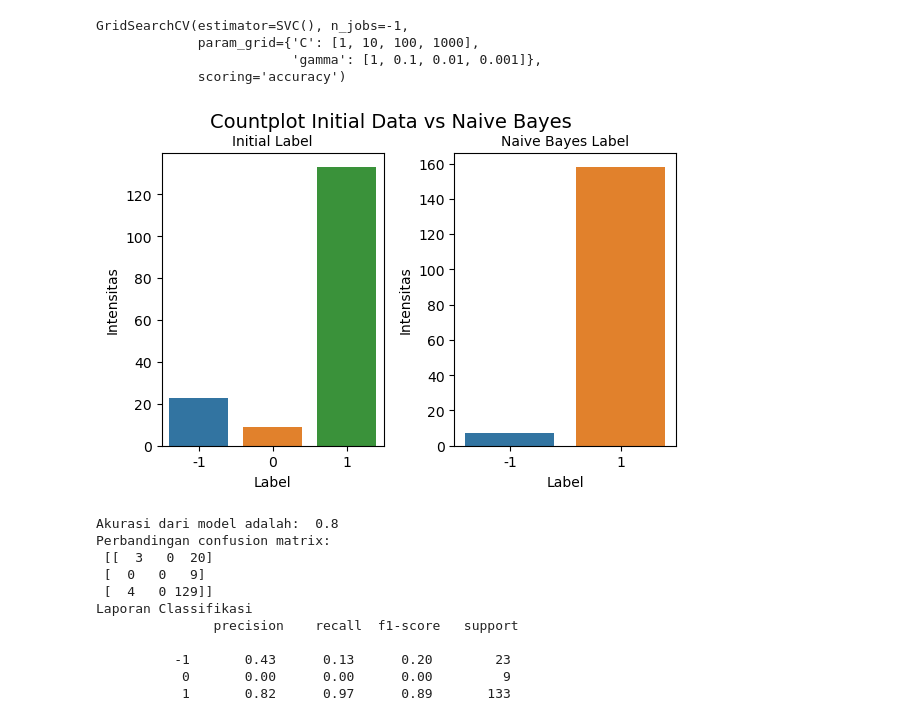
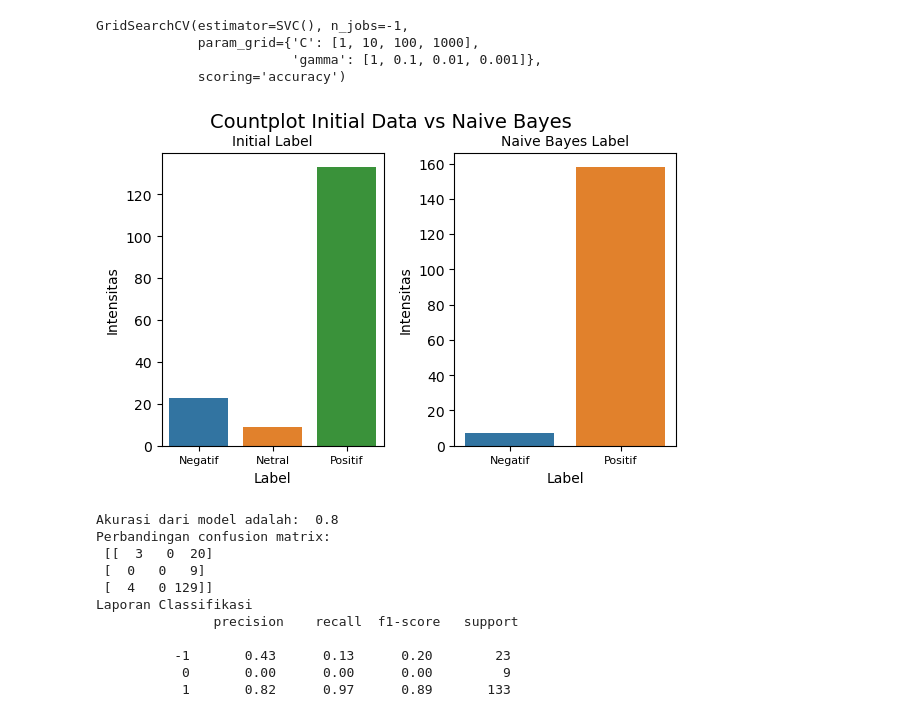
Before and after one commit to alchemista27/svm_vs_naive_bayes, a Jupyter notebook: svm_classifier.ipynb, the cells around one changed output. Cells and saved outputs as stored; diff of their text form; code cells hidden in the pictures.

Commit message:
Modifying xticklabels

```diff
--- a/svm_classifier.ipynb
+++ b/svm_classifier.ipynb
@@ -75,20 +75,22 @@ comp = pd.DataFrame({'initial_label':y_test, 'predicted':y_pred})
 # %%
 # Visualizing data
 fig, ax = plt.subplots(1,2, figsize=(6,4))
 
 sns.countplot(data=comp, x='initial_label', ax=ax[0])
 sns.countplot(data=comp, x='predicted', ax=ax[1])
 fig.suptitle('Countplot Initial Data vs Naive Bayes', fontsize=14)
 fig.tight_layout()
 ax[0].set_title('Initial Label', fontsize=10)
 ax[0].set_xlabel('Label', fontsize=10)
 ax[0].set_ylabel('Intensitas', fontsize=10)
+ax[0].set_xticklabels(['Negatif', 'Netral', 'Positif'], fontsize=8)
 ax[1].set_title('Naive Bayes Label', fontsize=10)
 ax[1].set_xlabel('Label', fontsize=10)
 ax[1].set_ylabel('Intensitas', fontsize=10)
+ax[1].set_xticklabels(['Negatif', 'Positif'], fontsize=8)
 plt.show()
 # %% [output]
-[figure, old version]
+[figure, new version]
 # %%
 # Measure the accuracy
 print('Akurasi dari model adalah: ', accuracy_score(y_test, y_pred))
```
